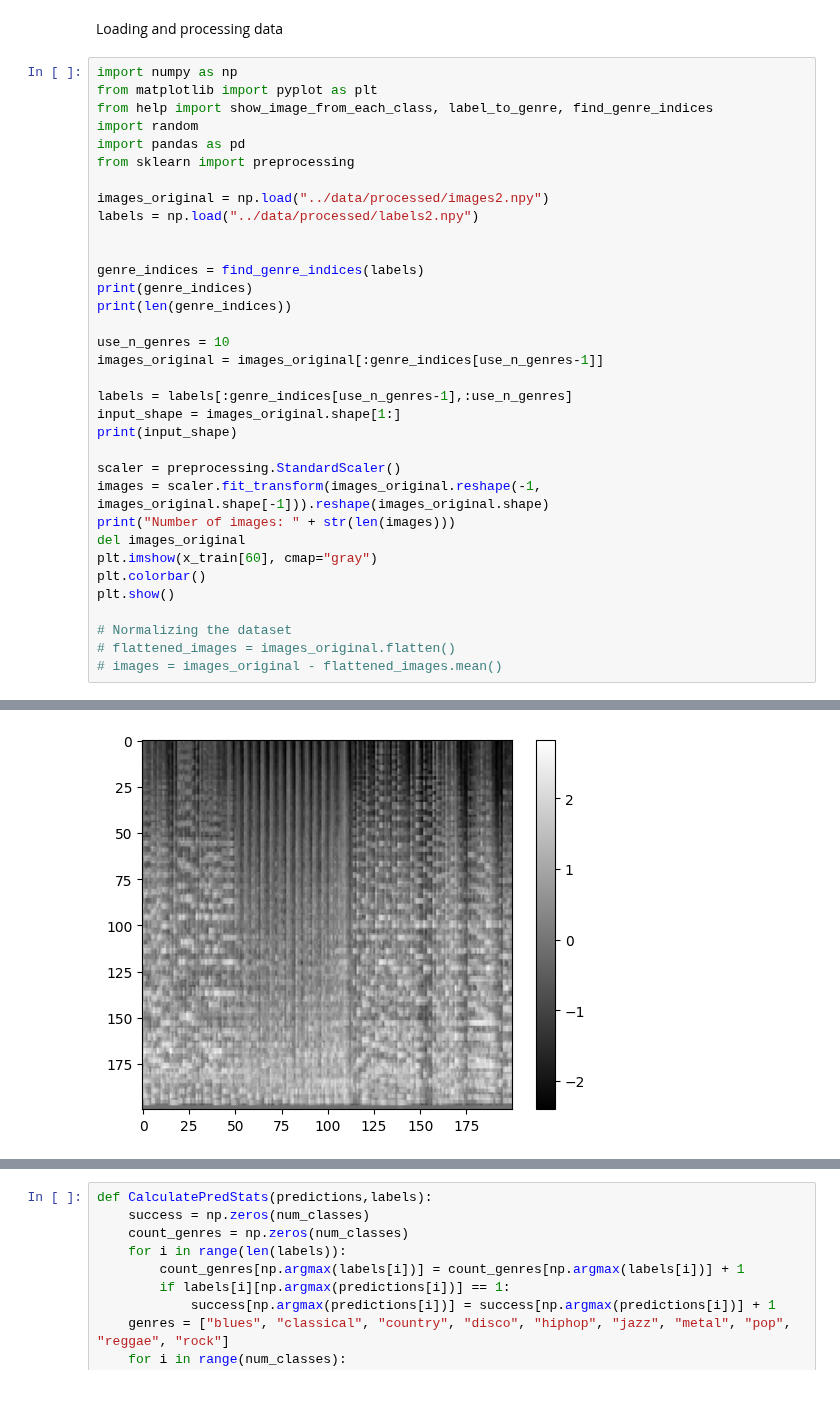
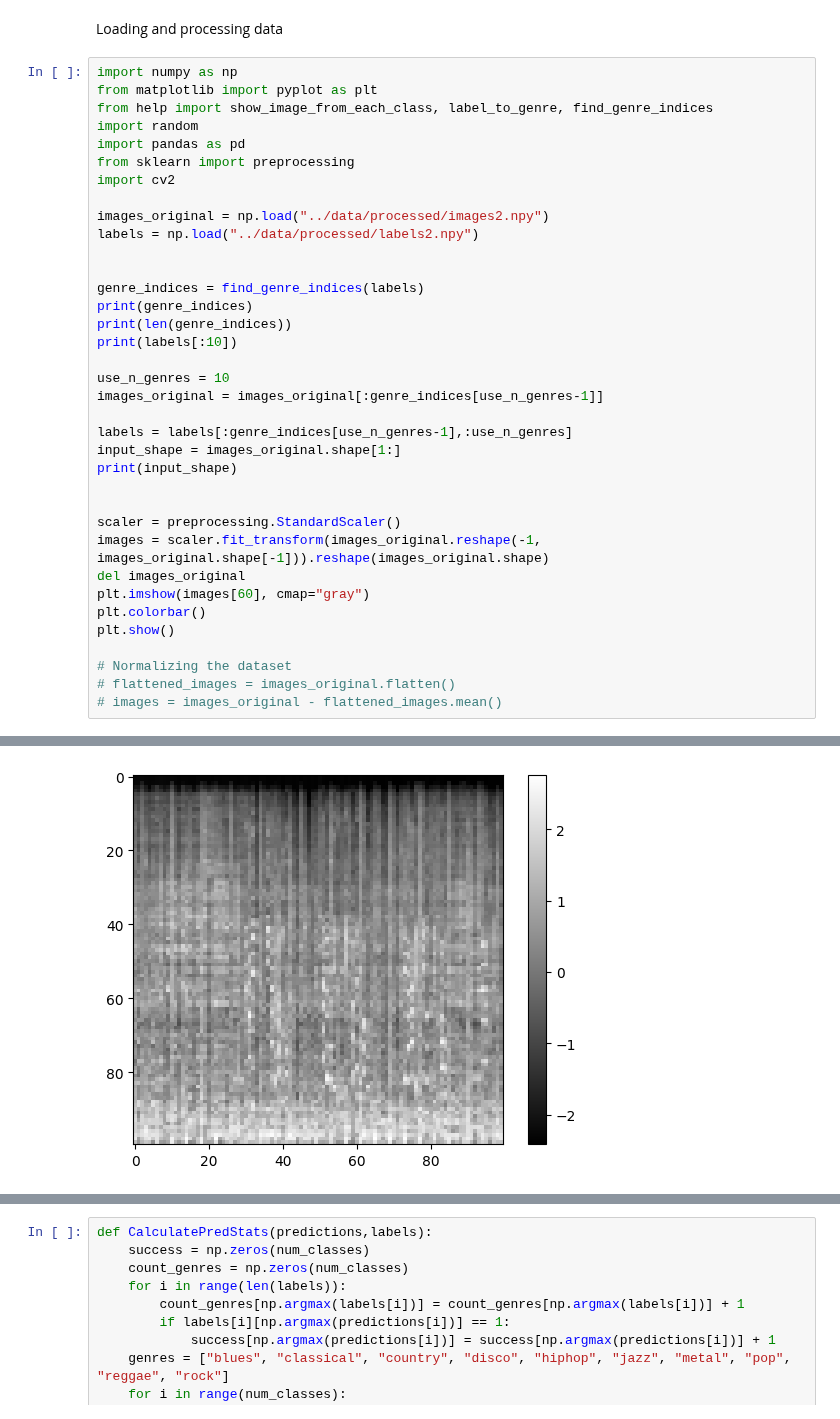
Before and after one commit to thdb-theo/AudioClassification, a Jupyter notebook: src/Model.ipynb, the cells around one changed output, grey strips where cells are left out. Saved outputs shown, nothing was run; the diff lists cells and outputs as text.

```diff
--- a/src/Model.ipynb
+++ b/src/Model.ipynb
@@ -7,6 +7,7 @@ from help import show_image_from_each_class, label_to_genre, find_genre_indices
 import random
 import pandas as pd
 from sklearn import preprocessing
+import cv2
 
 images_original = np.load("../data/processed/images2.npy")
 labels = np.load("../data/processed/labels2.npy")
@@ -15,6 +16,7 @@ labels = np.load("../data/processed/labels2.npy")
 genre_indices = find_genre_indices(labels)
 print(genre_indices)
 print(len(genre_indices))
+print(labels[:10])
 
 use_n_genres = 10
 images_original = images_original[:genre_indices[use_n_genres-1]]
@@ -23,11 +25,11 @@ labels = labels[:genre_indices[use_n_genres-1],:use_n_genres]
 input_shape = images_original.shape[1:]
 print(input_shape)
 
+
 scaler = preprocessing.StandardScaler()
 images = scaler.fit_transform(images_original.reshape(-1, images_original.shape[-1])).reshape(images_original.shape)
-print("Number of images: " + str(len(images)))
 del images_original
-plt.imshow(x_train[60], cmap="gray")
+plt.imshow(images[60], cmap="gray")
 plt.colorbar()
 plt.show()
 
@@ -48,4 +53,4 @@ Number of images: 3808
-[figure, old version]
+[figure, new version]
 # %%
 show_image_from_each_class(images, genre_indices, use_n_genres)
 # %% [output]
```
Also changed, not shown: parts of 20 cells of this notebook, 1 other file.
